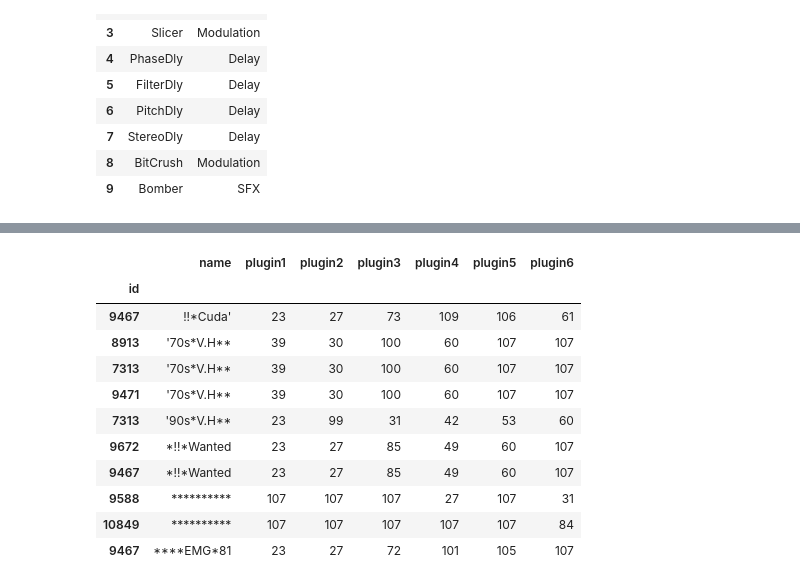
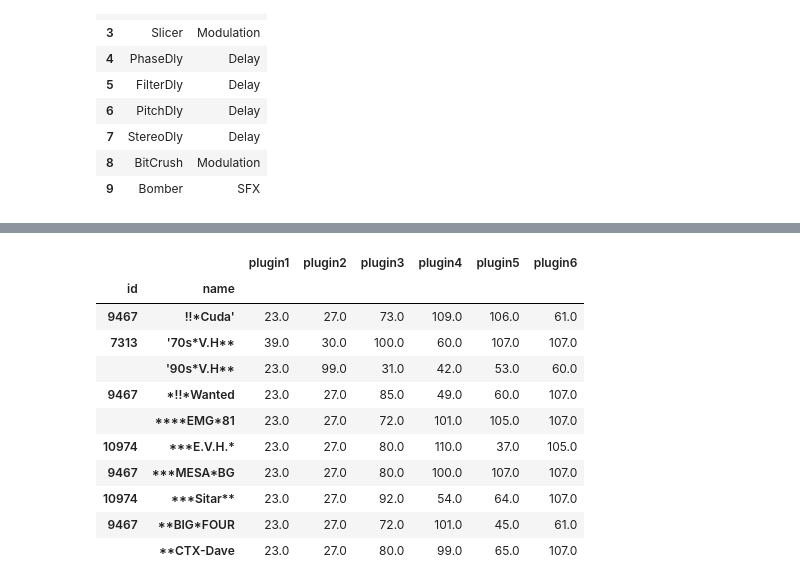
Before and after one commit to SrMouraSilva/ZoomG3-Patches, a Jupyter notebook: Database.ipynb, the cells around one changed output, grey strips where cells are left out. Drawn from its saved outputs; the diff is of its cells as text; code cells hidden in the pictures.

```diff
--- a/Database.ipynb
+++ b/Database.ipynb
@@ -83,15 +98,15 @@ Enumera os 6 plugins de áudio utilizados em um pedalboard.
 # %%
-pd.read_csv('data/pedalboard-plugin.csv', index_col='id').sort_values('name').head(10)
+pd.read_csv('data/patches-filtered.csv', index_col=['id', 'name']).sort_values('name').head(10)
 # %% [output]
-|  | name | plugin1 | plugin2 | plugin3 | plugin4 | plugin5 | plugin6 |
-| id |  |  |  |  |  |  |  |
-| 9467 | !!*Cuda' | 23 | 27 | 73 | 109 | 106 | 61 |
-| 8913 | '70s*V.H** | 39 | 30 | 100 | 60 | 107 | 107 |
-| 7313 | '70s*V.H** | 39 | 30 | 100 | 60 | 107 | 107 |
-| 9471 | '70s*V.H** | 39 | 30 | 100 | 60 | 107 | 107 |
-| 7313 | '90s*V.H** | 23 | 99 | 31 | 42 | 53 | 60 |
-| 9672 | *!!*Wanted | 23 | 27 | 85 | 49 | 60 | 107 |
-| 9467 | *!!*Wanted | 23 | 27 | 85 | 49 | 60 | 107 |
-| 9588 | ********** | 107 | 107 | 107 | 27 | 107 | 31 |
-| 10849 | ********** | 107 | 107 | 107 | 107 | 107 | 84 |
-| 9467 | ****EMG*81 | 23 | 27 | 72 | 101 | 105 | 107 |
+|  |  | plugin1 | plugin2 | plugin3 | plugin4 | plugin5 | plugin6 |
+| id | name |  |  |  |  |  |  |
+| 9467 | !!*Cuda' | 23.0 | 27.0 | 73.0 | 109.0 | 106.0 | 61.0 |
+| 7313 | '70s*V.H** | 39.0 | 30.0 | 100.0 | 60.0 | 107.0 | 107.0 |
+|  | '90s*V.H** | 23.0 | 99.0 | 31.0 | 42.0 | 53.0 | 60.0 |
+| 9467 | *!!*Wanted | 23.0 | 27.0 | 85.0 | 49.0 | 60.0 | 107.0 |
+|  | ****EMG*81 | 23.0 | 27.0 | 72.0 | 101.0 | 105.0 | 107.0 |
+| 10974 | ***E.V.H.* | 23.0 | 27.0 | 80.0 | 110.0 | 37.0 | 105.0 |
+| 9467 | ***MESA*BG | 23.0 | 27.0 | 80.0 | 100.0 | 107.0 | 107.0 |
+| 10974 | ***Sitar** | 23.0 | 27.0 | 92.0 | 54.0 | 64.0 | 107.0 |
+| 9467 | **BIG*FOUR | 23.0 | 27.0 | 72.0 | 101.0 | 45.0 | 61.0 |
+|  | **CTX-Dave | 23.0 | 27.0 | 80.0 | 99.0 | 65.0 | 107.0 |
```
Also changed, not shown: parts of 24 cells of this notebook, 3 other files.
